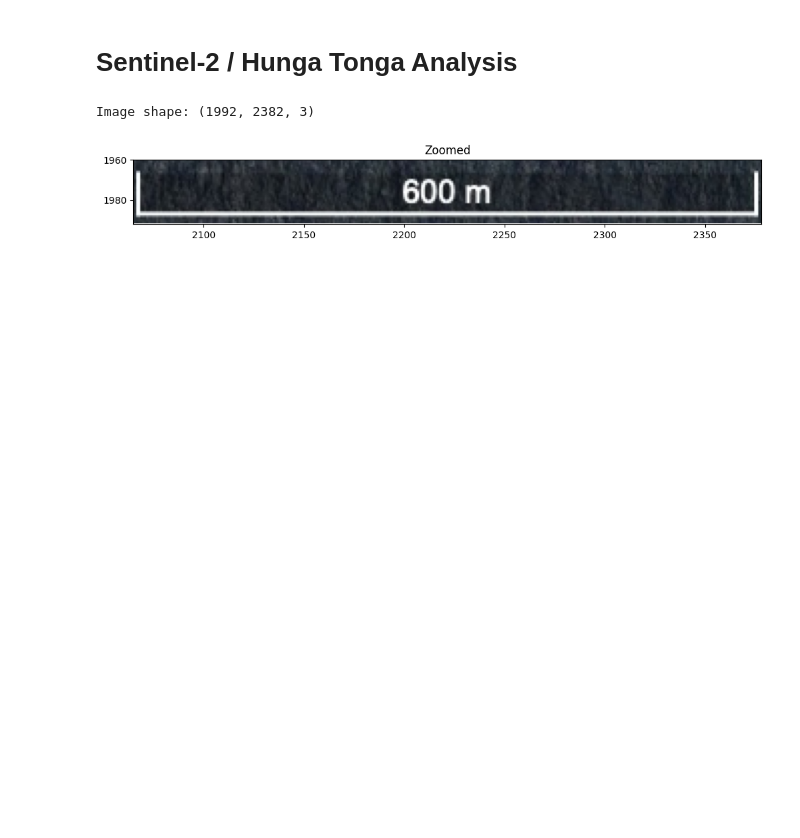
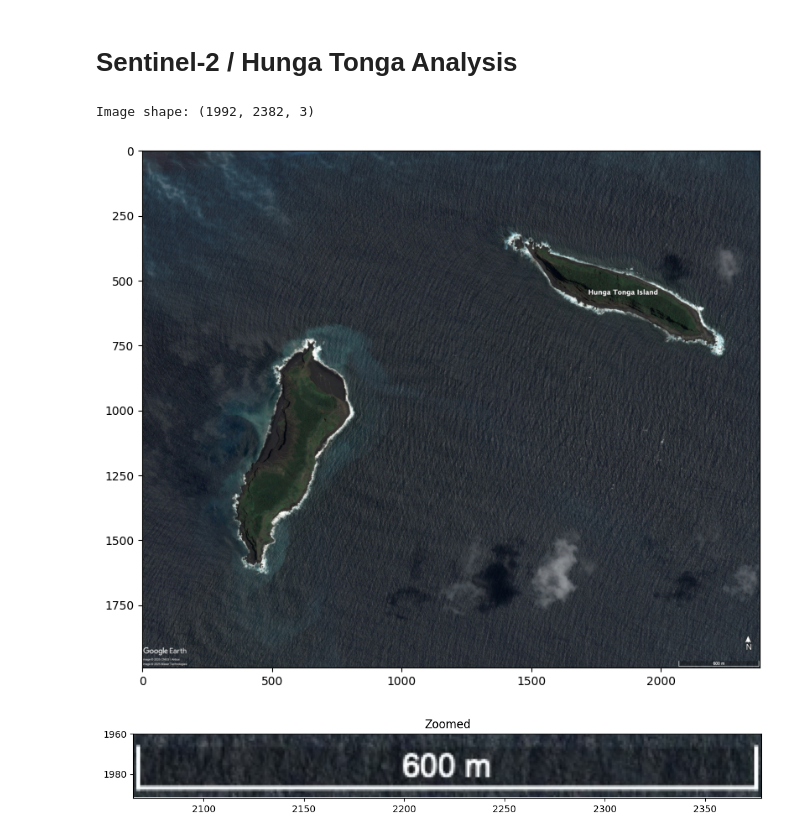
Before and after one commit to RachelOdunuga/optical-detectors-hst-sentinel, a Jupyter notebook: sentinel-assignment.ipynb, the cells around one changed output. Drawn from its saved outputs; the diff is of its cells as text; code cells hidden in the pictures; blank space fills up the shorter version.

Commit message:
Land Area Plot

```diff
--- a/sentinel-assignment.ipynb
+++ b/sentinel-assignment.ipynb
@@ -18,13 +18,18 @@ print("Image shape:", image.shape)
 # %% [output]
 Image shape: (1992, 2382, 3)
 # %%
-### zooming onto scale b ar
+plt.figure(figsize=(12,8))
+plt.imshow(image)
+plt.show()
+
+### zooming onto scale bar
 
 plt.figure(figsize=(12,8))
 plt.imshow(image)
 plt.title("Zoomed")
 plt.xlim(2065, 2378)   # adjusted to get the no. of pixels (313 -> 600 m)
 plt.ylim(1992,1960)
 plt.show()
 # %% [output]
-[figure, old version]
+[figure, new version]
+[figure, added]
```
Also changed, not shown: parts of 1 cell of this notebook.
